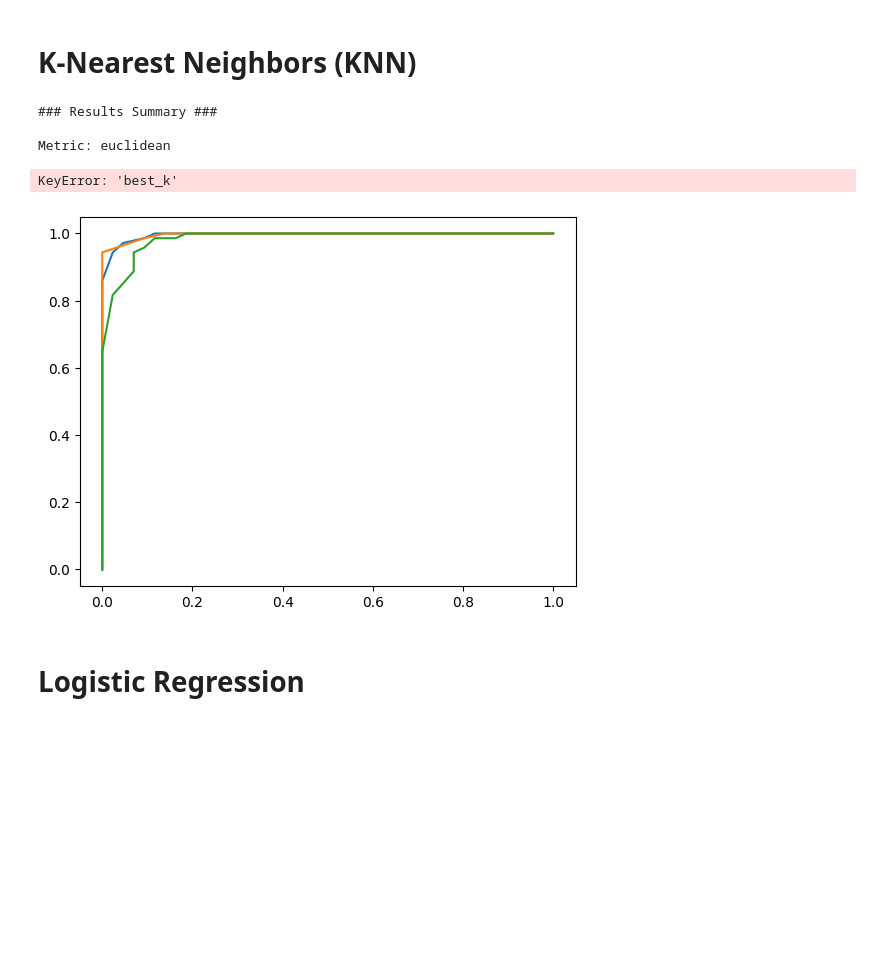
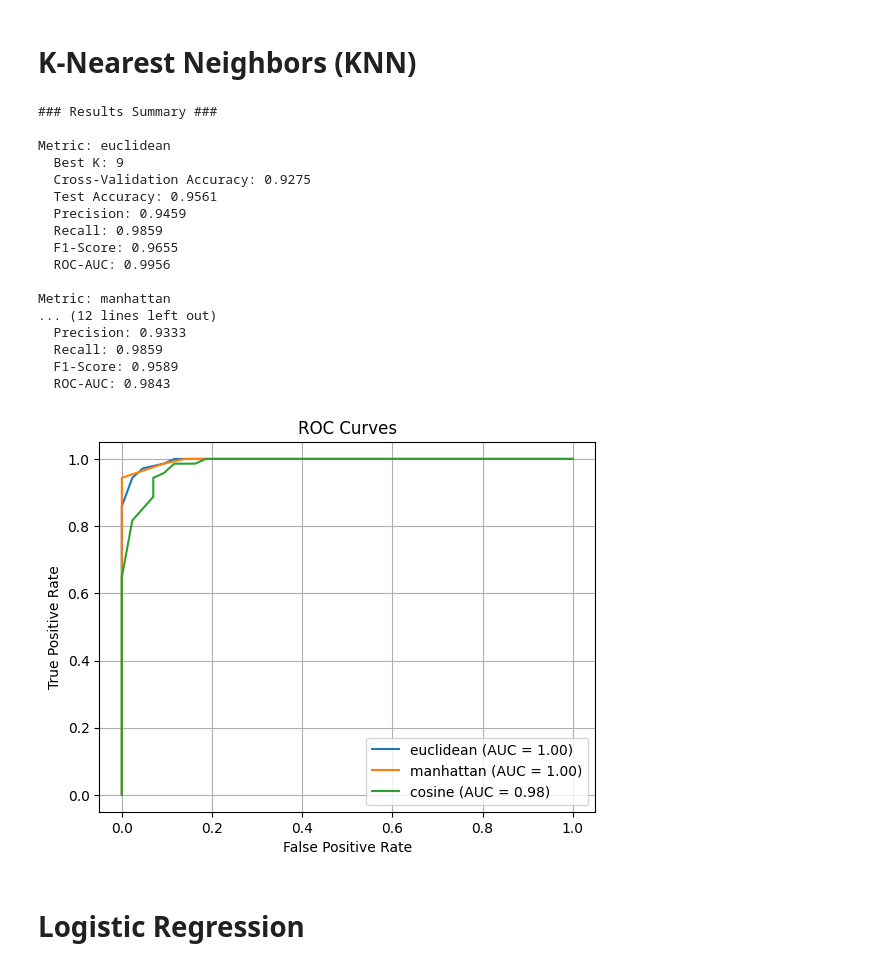
Before and after one commit to qossayrida/MachineLearning-DataScience, a Jupyter notebook: Assignment3/SetOfMachineLearningAlgorithm/model_comparison.ipynb, the cells around one changed output. Cells and saved outputs as stored; diff of their text form; code cells hidden in the pictures; blank space fills up the shorter version.

```diff
--- a/Assignment3/SetOfMachineLearningAlgorithm/model_comparison.ipynb
+++ b/Assignment3/SetOfMachineLearningAlgorithm/model_comparison.ipynb
@@ -117,43 +117,56 @@ for metric in distance_metrics:
     knn_results[metric] = {
         'best_k': best_k,
         'cv_accuracy': best_accuracy,
         'test_accuracy': accuracy,
         'precision': precision,
         'recall': recall,
         'f1': f1,
         'roc_auc': roc_auc
     }
 
     # ROC Curve
     fpr, tpr, _ = roc_curve(y_test, y_proba)
     plt.plot(fpr, tpr, label=f'{metric} (AUC = {roc_auc:.2f})')
 
 # Results Summary
 print("\n\n### Results Summary ###")
-for metric, knn_result in knn_results.items():
+for metric, result in knn_results.items():
     print(f"\nMetric: {metric}")
-    print(f"  Best K: {knn_results['best_k']}")
-    print(f"  Cross-Validation Accuracy: {knn_results['cv_accuracy']:.4f}")
-    print(f"  Test Accuracy: {knn_results['test_accuracy']:.4f}")
-    print(f"  Precision: {knn_results['precision']:.4f}")
-    print(f"  Recall: {knn_results['recall']:.4f}")
-    print(f"  F1-Score: {knn_results['f1']:.4f}")
-    print(f"  ROC-AUC: {knn_results['roc_auc']:.4f}")
+    print(f"  Best K: {result['best_k']}")
+    print(f"  Cross-Validation Accuracy: {result['cv_accuracy']:.4f}")
+    print(f"  Test Accuracy: {result['test_accuracy']:.4f}")
+    print(f"  Precision: {result['precision']:.4f}")
+    print(f"  Recall: {result['recall']:.4f}")
+    print(f"  F1-Score: {result['f1']:.4f}")
+    print(f"  ROC-AUC: {result['roc_auc']:.4f}")
 
 
 # Plot ROC Curves for all metrics
 plt.title('ROC Curves')
 plt.xlabel('False Positive Rate')
 plt.ylabel('True Positive Rate')
 plt.legend(loc='lower right')
 plt.grid()
 plt.show()
 # %% [output]
 ### Results Summary ###
 
 Metric: euclidean
+  Best K: 9
+  Cross-Validation Accuracy: 0.9275
+  Test Accuracy: 0.9561
+  Precision: 0.9459
+  Recall: 0.9859
+  F1-Score: 0.9655
+  ROC-AUC: 0.9956
+
+Metric: manhattan
+... (12 lines left out)
+  Precision: 0.9333
+  Recall: 0.9859
+  F1-Score: 0.9589
+  ROC-AUC: 0.9843
-KeyError: 'best_k'
-[figure, old version]
+[figure, new version]
 # %% [markdown]
 # Logistic Regression
 # %%
```
Also changed, not shown: parts of 2 cells of this notebook.
